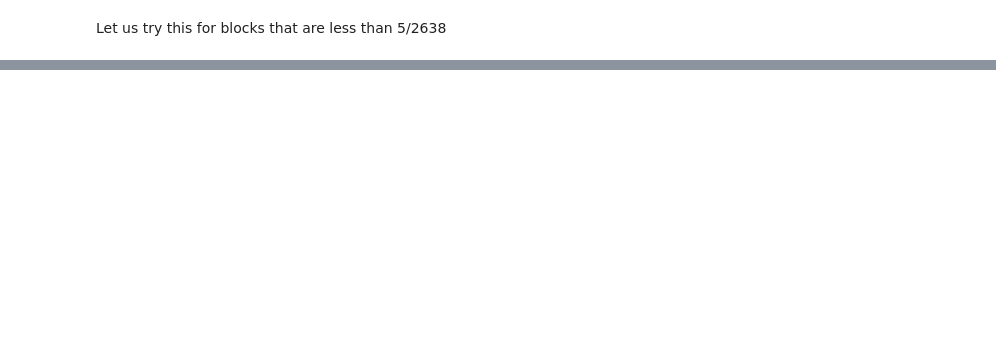
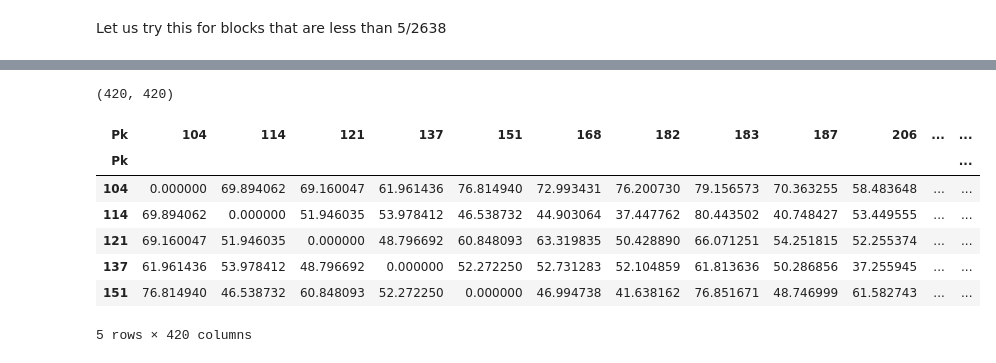
Before and after one commit to mehakrafiq/mergeclustering, a Jupyter notebook: custom_python_clustering_new.ipynb, the cells around one changed output, grey strips where cells are left out. Cells and saved outputs as stored; diff of their text form; code cells hidden in the pictures; blank space fills up the shorter version.

```diff
--- a/custom_python_clustering_new.ipynb
+++ b/custom_python_clustering_new.ipynb
@@ -334,3 +466,33 @@ distance_df.head()
+# %%
+from scipy.spatial.distance import cdist
+# We'll use the mean of the vector dimensions for each Pk, as we did before
+filtered_pk_means = filtered_df.groupby('Pk').mean()
+#print(filtered_pk_means.shape)
+
+# Extract the PCA dimensions for the filtered Pk values
+pca_dimensions = filtered_pk_means
+#print(pca_dimensions.shape)
+
+# Compute the Manhattan (cityblock) distance matrix for the filtered PCA dimensions
+manhattan_distances = cdist(pca_dimensions, pca_dimensions, metric='cityblock')
+
+# Convert the distance matrix to a DataFrame
+distance_df = pd.DataFrame(manhattan_distances, index=filtered_pk_means.index, columns=filtered_pk_means.index)
+
+# Now, distance_df is a DataFrame where each entry (i, j) is the Manhattan distance
+# between the PCA dimensions of Pk i and Pk j for the filtered Pk values
+print(distance_df.shape)
+distance_df.head()
+# %% [output]
+(420, 420)
+| Pk | 104 | 114 | 121 | 137 | 151 | 168 | 182 | 183 | 187 | 206 | ... | ... |
+| Pk |  |  |  |  |  |  |  |  |  |  |  | ... |
+| 104 | 0.000000 | 69.894062 | 69.160047 | 61.961436 | 76.814940 | 72.993431 | 76.200730 | 79.156573 | 70.363255 | 58.483648 | ... | ... |
+| 114 | 69.894062 | 0.000000 | 51.946035 | 53.978412 | 46.538732 | 44.903064 | 37.447762 | 80.443502 | 40.748427 | 53.449555 | ... | ... |
+| 121 | 69.160047 | 51.946035 | 0.000000 | 48.796692 | 60.848093 | 63.319835 | 50.428890 | 66.071251 | 54.251815 | 52.255374 | ... | ... |
+| 137 | 61.961436 | 53.978412 | 48.796692 | 0.000000 | 52.272250 | 52.731283 | 52.104859 | 61.813636 | 50.286856 | 37.255945 | ... | ... |
+| 151 | 76.814940 | 46.538732 | 60.848093 | 52.272250 | 0.000000 | 46.994738 | 41.638162 | 76.851671 | 48.746999 | 61.582743 | ... | ... |
+5 rows × 420 columns
 # %%
 # save the distance matrix to a csv file
 distance_df.to_csv('distance_matrix.csv')
```
Also changed, not shown: parts of 41 cells of this notebook, 8 other files.
